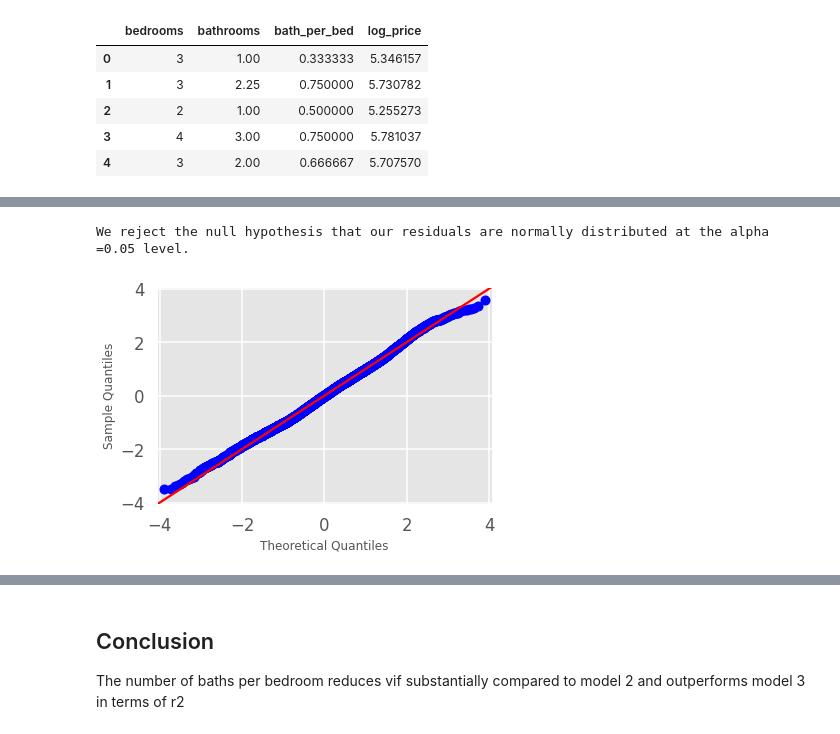
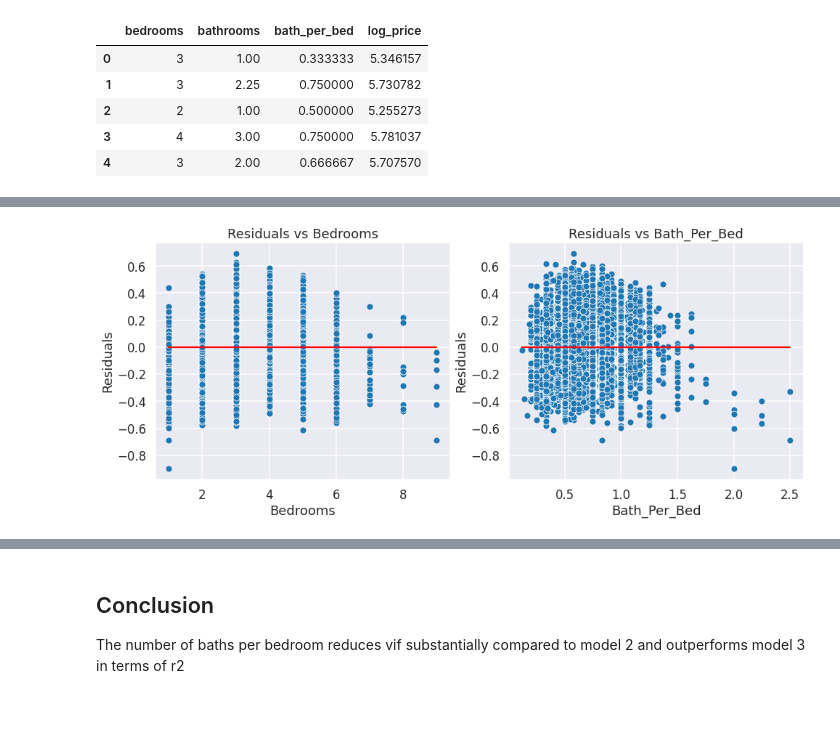
Before and after one commit to sethchart/Housing_Analysis, a Jupyter notebook: notebooks/BathBedRatio.ipynb, the cells around one changed output, grey strips where cells are left out. Saved outputs shown, nothing was run; the diff lists cells and outputs as text; code cells hidden in the pictures.

Commit message:
Cleaned up BedBathRatio notebook to use refactored RegressionAnalysis module

```diff
--- a/notebooks/BathBedRatio.ipynb
+++ b/notebooks/BathBedRatio.ipynb
@@ -9,5 +9,5 @@ ra = RegressionAnalysis.RegressionAnalysis()
 # %%
-df = ra.load_data().query('bedrooms < 10 and 10*5 < price < 2*10**6')
+df = pd.read_csv('data/cleaned.csv').query('bedrooms < 10 and 10*5 < price < 2*10**6')
 # %%
 bedBath = df[['bedrooms', 'bathrooms']].copy()
 bedBath['bath_per_bed'] = df['bathrooms'] / df['bedrooms']
@@ -105,5 +23,7 @@ ra.plot_residuals_distribution(res3)
-# %%
-ra.plot_residuals_normal_qq(res3)
-# %% [output]
-We reject the null hypothesis that our residuals are normally distributed at the alpha =0.05 level.
-[figure, removed]
+# %%
+data1 = bedBath.drop(['bathrooms'], axis=1)
+model1 = RegressionAnalysis.Model(data1, 'log_price')
+# %%
+residuals_inputs_plot1 = model1.plot_residuals_against_inputs()
+# %% [output]
+[figure, added]
```
Also changed, not shown: parts of 31 cells of this notebook.
